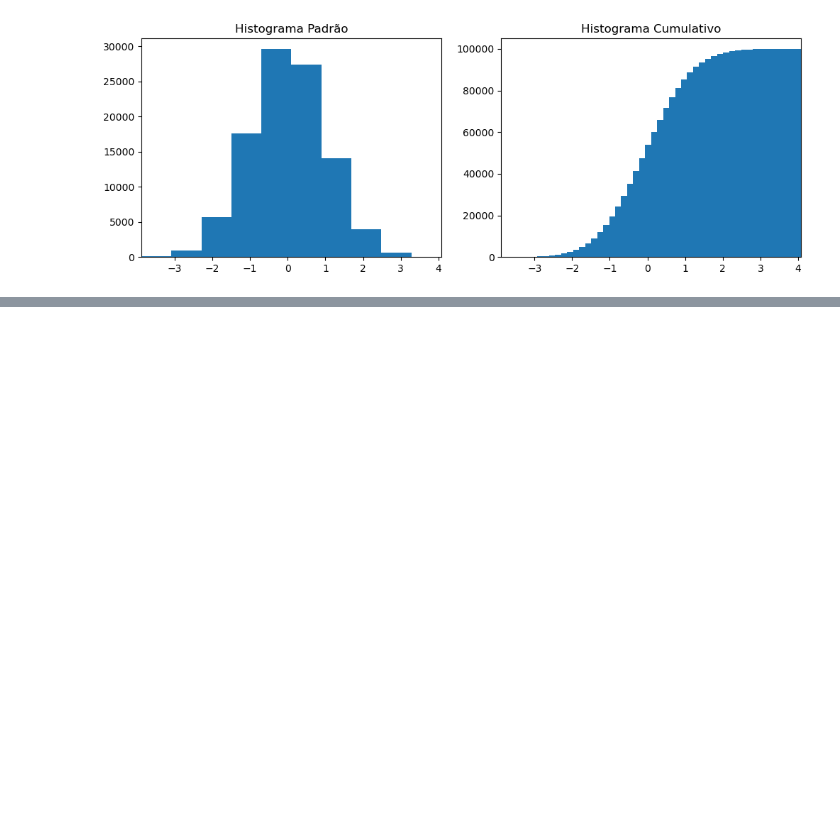
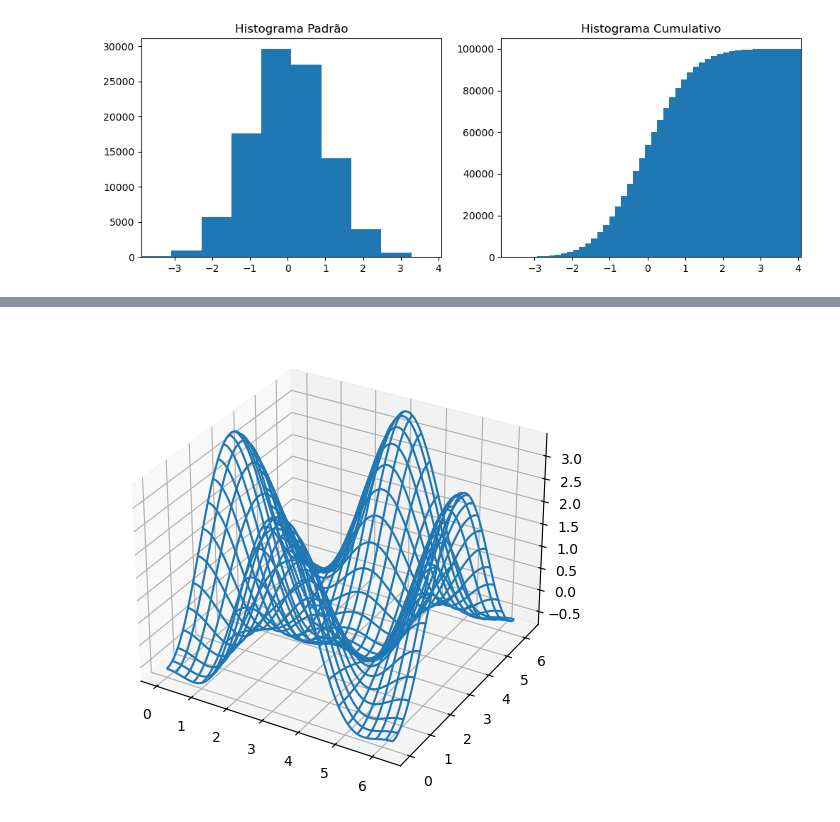
Before and after one commit to leandroclv/DSA_Python, a Jupyter notebook: POO/Matplot.ipynb, the cells around one changed output, grey strips where cells are left out. Cells and saved outputs as stored; diff of their text form; code cells hidden in the pictures; blank space fills up the shorter version.

```diff
--- a/POO/Matplot.ipynb
+++ b/POO/Matplot.ipynb
@@ -271,0 +305,13 @@ axes[1].set_xlim((min(n), max(n)));
+# %%
+#Wire frame
+
+#Cria a figura
+fig = plt.figure(figsize=(8,6))
+
+#Subplot
+ax=fig.add_subplot(1,1,1, projection= '3d')
+
+#Wire frame
+p = ax.plot_wireframe(x,y,z, rstride=4, cstride=4)
+# %% [output]
+[figure, added]
```
Also changed, not shown: parts of 3 cells of this notebook.
